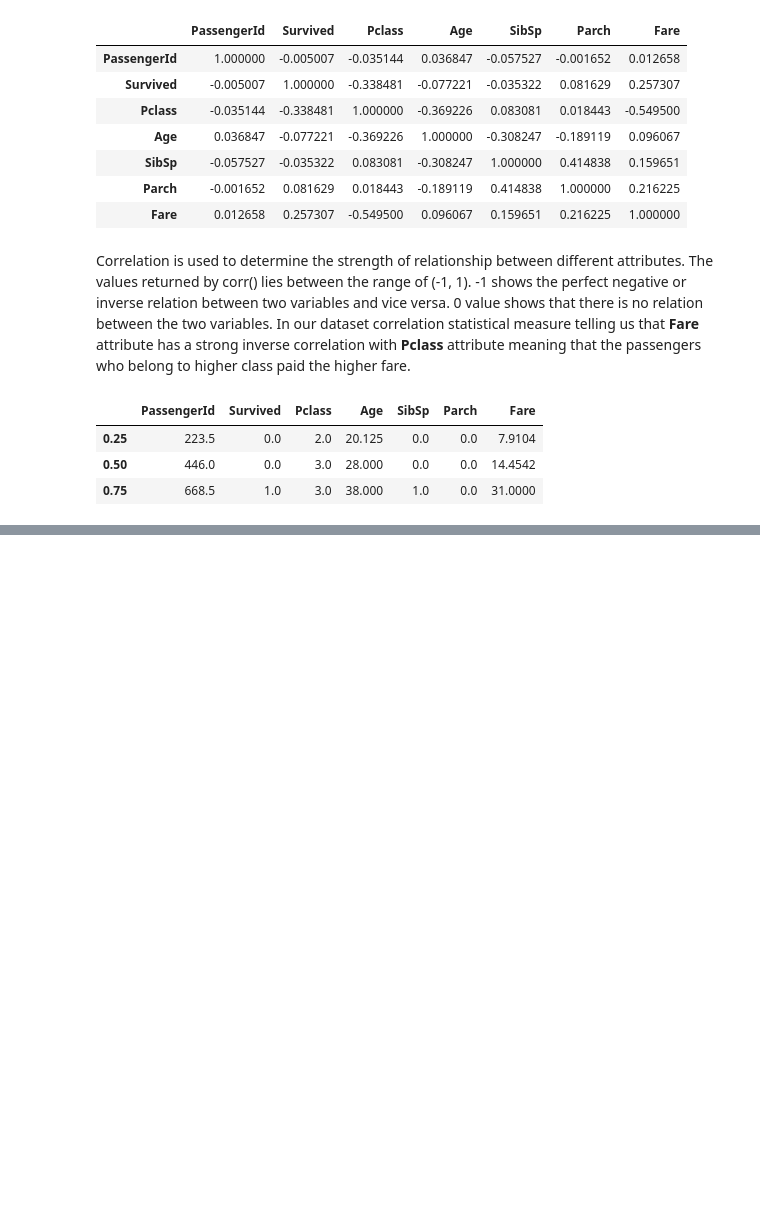
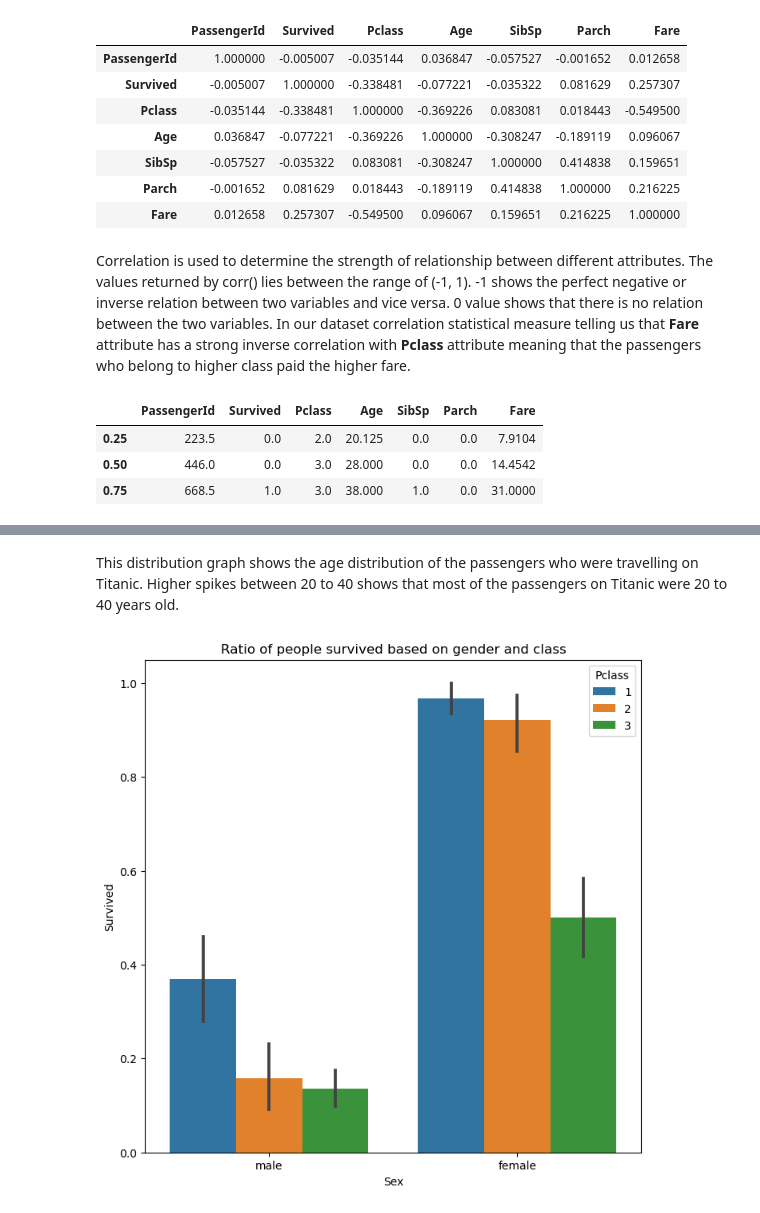
Before and after one commit to Mirza-Abdul-Aziz/Titanic-Dataset-EDA-and-Visualization, a Jupyter notebook: model.ipynb, the cells around one changed output, grey strips where cells are left out. Cells and saved outputs as stored; diff of their text form; code cells hidden in the pictures; blank space fills up the shorter version.

```diff
--- a/model.ipynb
+++ b/model.ipynb
@@ -192,0 +214,9 @@ dataset.quantile([0.25, 0.5, 0.75], axis=0, numeric_only=True)
+# %% [markdown]
+This distribution graph shows the age distribution of the passengers who were travelling on Titanic. Higher spikes between 20 to 40 shows that most of the passengers on Titanic were 20 to 40 years old.
+# %%
+plt.figure(figsize=(8,8))
+sns.barplot(x="Sex", y="Survived", hue="Pclass", data=dataset)
+plt.title("Ratio of people survived based on gender and class")
+plt.show()
+# %% [output]
+[figure, added]
```
Also changed, not shown: parts of 10 cells of this notebook.
